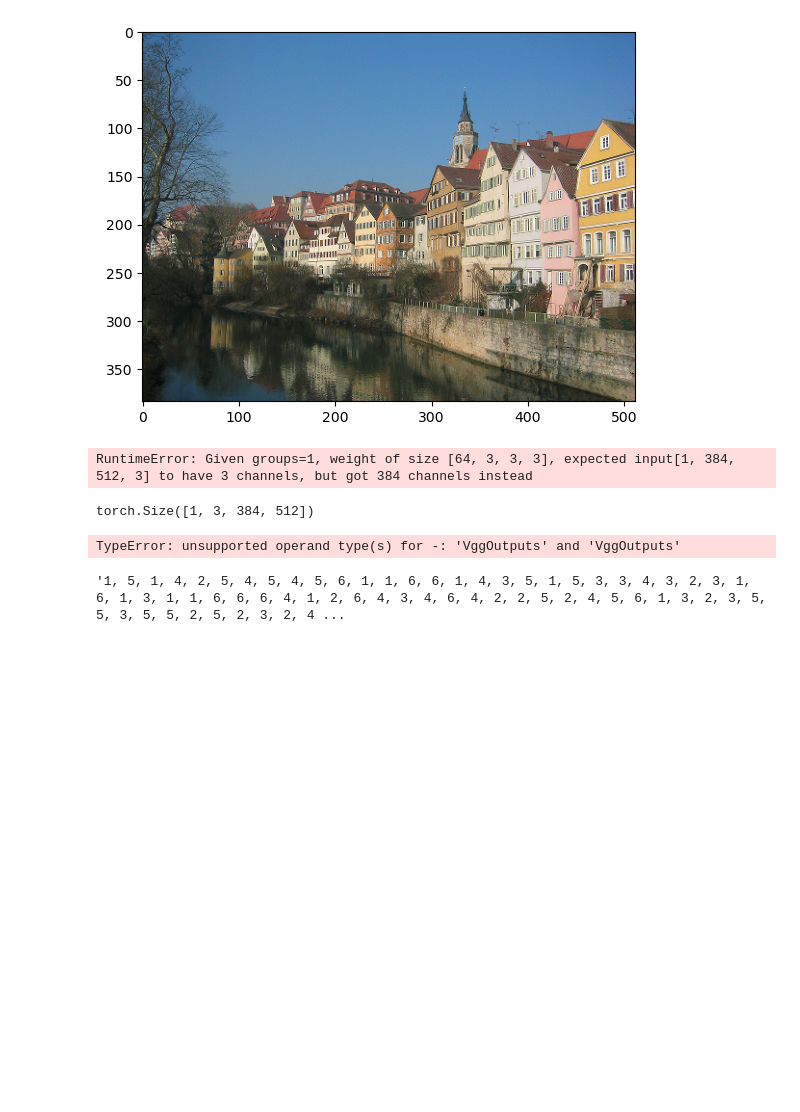
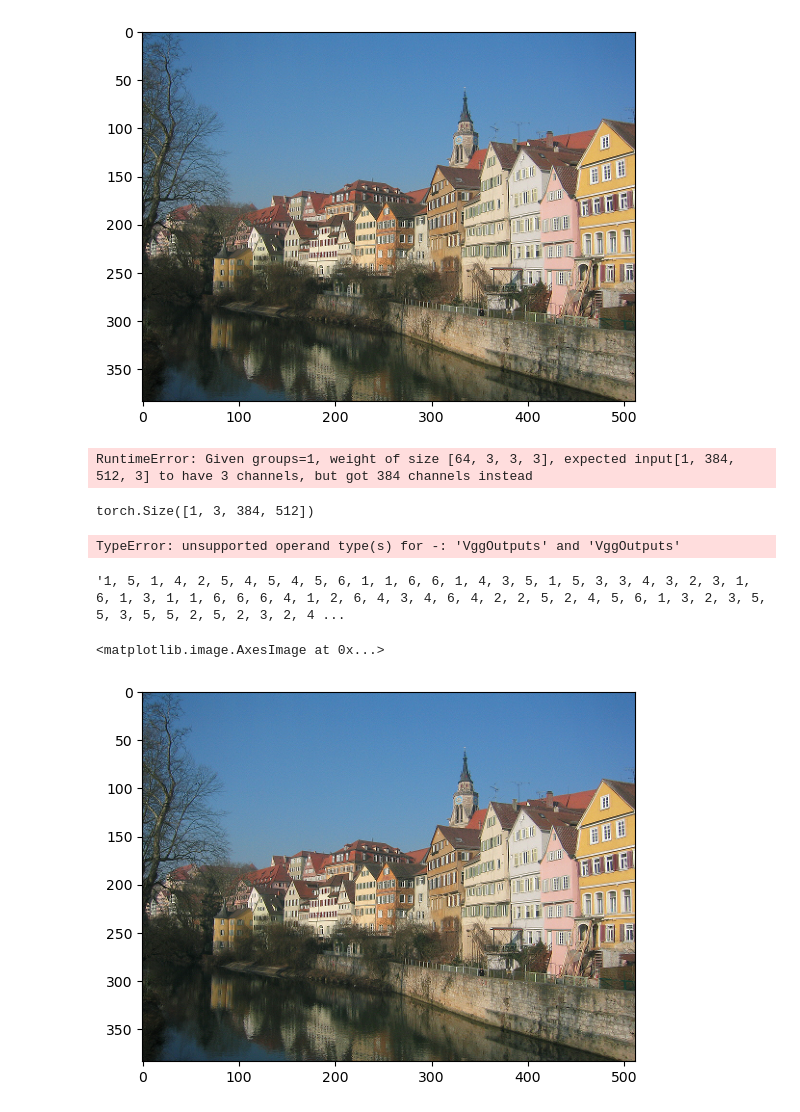
Before and after one commit to alex-ele-xela/Neural-Style-Transfer, a Jupyter notebook: temp.ipynb, the cells around one changed output. Saved outputs shown, nothing was run; the diff lists cells and outputs as text; code cells hidden in the pictures; blank space fills up the shorter version.

```diff
--- a/temp.ipynb
+++ b/temp.ipynb
@@ -122,3 +122,51 @@ TypeError: unsupported operand type(s) for -: 'VggOutputs' and 'VggOutputs'
 ", ".join("1 5 1 4 2 5 4 5 4 5 6 1 1 6 6 1 4 3 5 1 5 3 3 4 3 2 3 1 6 1 3 1 1 6 6 6 4 1 2 6 4 3 4 6 4 2 2 5 2 4 5 6 1 3 2 3 5 5 3 5 5 2 5 2 3 2 4 3 2 3 2 3 3 1 3 6 3 5 3 1 3 1 1 2 4 6 1 1 5 3 6 3 4 3 4 3 6 4 1 2".split())
 # %% [output]
 '1, 5, 1, 4, 2, 5, 4, 5, 4, 5, 6, 1, 1, 6, 6, 1, 4, 3, 5, 1, 5, 3, 3, 4, 3, 2, 3, 1, 6, 1, 3, 1, 1, 6, 6, 6, 4, 1, 2, 6, 4, 3, 4, 6, 4, 2, 2, 5, 2, 4, 5, 6, 1, 3, 2, 3, 5, 5, 3, 5, 5, 2, 5, 2, 3, 2, 4 ...
+# %%
+import cv2 as cv
+import numpy as np
+import os
+
+from torchvision import transforms
+
+IMAGENET_MEAN = [0.485, 0.456, 0.406]
+IMAGENET_STD = [0.229, 0.224, 0.225]
+
+def load_image(img_path, target_shape=None):
+    if not os.path.exists(img_path):
+        raise Exception(f'Path does not exist: {img_path}')
+    img = cv.imread(img_path)
+    img = cv.cvtColor(img, cv.COLOR_BGR2RGB)
+
+    transform = transforms.Compose([
+        transforms.ToTensor(),
+        # transforms.Lambda(lambda x: x.mul(255)),
+        transforms.Normalize(mean=IMAGENET_MEAN, std=IMAGENET_STD)
+    ])
+
+    img = transform(img).unsqueeze(0)
+
+    return img
+# %%
+from matplotlib import pyplot as plt
+
+content_img_path = "content.png"
+
+content_img = load_image(content_img_path)
+
+display = content_img.squeeze(axis=0).numpy()
+display = np.moveaxis(display, 0, 2)
+
+# display *= np.array(IMAGENET_STD).reshape((1,1,3))
+# display += np.array(IMAGENET_MEAN).reshape((1, 1, 3))
+
+display *= np.array(np.multiply(IMAGENET_STD,255)).reshape((1,1,3))
+display += np.array(np.multiply(IMAGENET_MEAN, 255)).reshape((1, 1, 3))
+
+display = np.clip(display, 0, 255).astype("uint8")
+cv.imwrite(os.path.join("./data/results/", "temp.png"), display[:, :, ::-1])
+
+plt.imshow(display)
+# %% [output]
+<matplotlib.image.AxesImage at 0x...>
+[figure, added]
```
Also changed, not shown: 2 other files.
